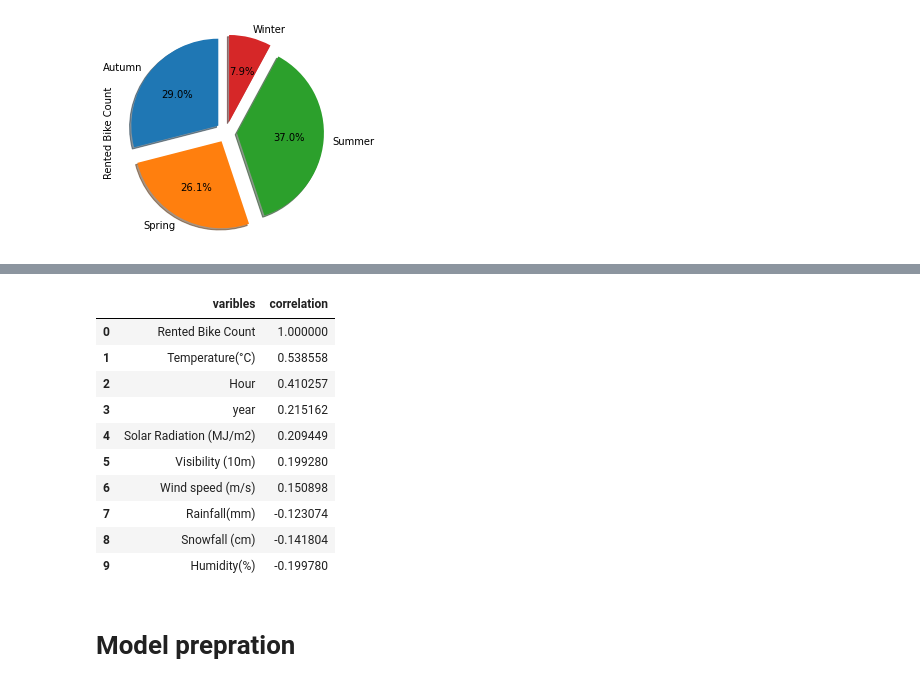
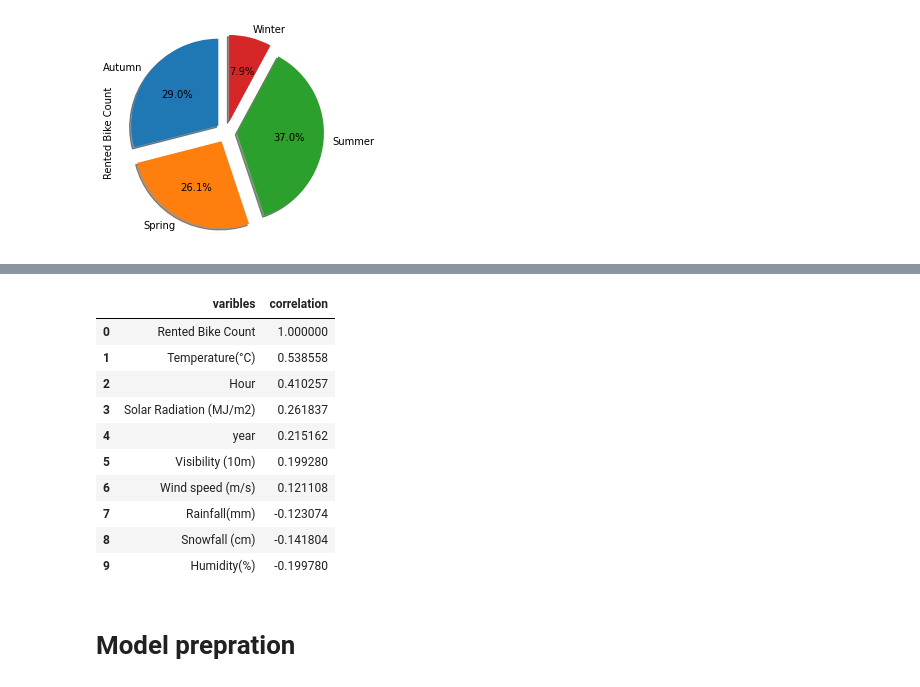
Before and after one commit to dhiru-c/Bike-Sharing-Demand-Prediction---Capstone-Project, a Jupyter notebook: Bike_Sharing_Demand_Prediction_Capstone_Project.ipynb, the cells around one changed output, grey strips where cells are left out. Saved outputs shown, nothing was run; the diff lists cells and outputs as text; code cells hidden in the pictures.

```diff
--- a/Bike_Sharing_Demand_Prediction_Capstone_Project.ipynb
+++ b/Bike_Sharing_Demand_Prediction_Capstone_Project.ipynb
@@ -220,13 +176,14 @@ new_df.head()
 # %%
 #extracting date from date column
-new_df['Date']=pd.to_datetime(new_df['Date'])
-new_df['year']=pd.DatetimeIndex(new_df['Date']).year
-new_df['month']=pd.DatetimeIndex(new_df['Date']).month
-new_df['day']=pd.DatetimeIndex(new_df['Date']).day
+df['Date']=pd.to_datetime(df['Date'])
+df['year']=pd.DatetimeIndex(df['Date']).year
+df['month']=pd.DatetimeIndex(df['Date']).month
+df['day']=pd.DatetimeIndex(df['Date']).day
 
-new_df['month_name']=new_df['Date'].dt.month_name()
-new_df['day_name']=new_df['Date'].dt.day_name()
+df['month_name']=df['Date'].dt.month_name()
+df['day_name']=df['Date'].dt.day_name()
 
-new_df.drop(['Date'],axis=1,inplace=True)
+df.drop(['Date'],axis=1,inplace=True)
 # %%
-new_df['day_or_night']=new_df['Hour'].apply(lambda x: 'day' if (20 > x >5) else 'night')
+#new column having day or night
+df['day_or_night']=df['Hour'].apply(lambda x: 'day' if (20 > x >5) else 'night')
@@ -242,5 +190,5 @@ new_df.head()
 # %%
-new_df.drop(['month','day'],axis=1,inplace=True)
+df.drop(['month','day'],axis=1,inplace=True)
 # %% [markdown]
 # **EDA**
 # %%
@@ -301,22 +250,19 @@ sns.heatmap(abs(new_df.corr()), annot=True, cmap='coolwarm')
 # %%
 #to drop the Dew point temperature(°C) column
-new_df.drop(['Dew point temperature(°C)'],axis=1,inplace=True)
-
-
-# new_df.drop(['year','Functioning Day','day_name','month_name'],axis=1,inplace=True)
+df.drop(['Dew point temperature(°C)'],axis=1,inplace=True)
 # %%
-corr_df=new_df.corr().unstack().sort_values(ascending=False)['Rented Bike Count'].reset_index()
+corr_df=df.corr().unstack().sort_values(ascending=False)['Rented Bike Count'].reset_index()
 corr_df.columns=['varibles','correlation']
 corr_df
 # %% [output]
 |  | varibles | correlation |
 | 0 | Rented Bike Count | 1.000000 |
 | 1 | Temperature(°C) | 0.538558 |
 | 2 | Hour | 0.410257 |
-| 3 | year | 0.215162 |
-| 4 | Solar Radiation (MJ/m2) | 0.209449 |
+| 3 | Solar Radiation (MJ/m2) | 0.261837 |
+| 4 | year | 0.215162 |
 | 5 | Visibility (10m) | 0.199280 |
-| 6 | Wind speed (m/s) | 0.150898 |
+| 6 | Wind speed (m/s) | 0.121108 |
 | 7 | Rainfall(mm) | -0.123074 |
 | 8 | Snowfall (cm) | -0.141804 |
 | 9 | Humidity(%) | -0.199780 |
```
Also changed, not shown: parts of 121 cells of this notebook.
